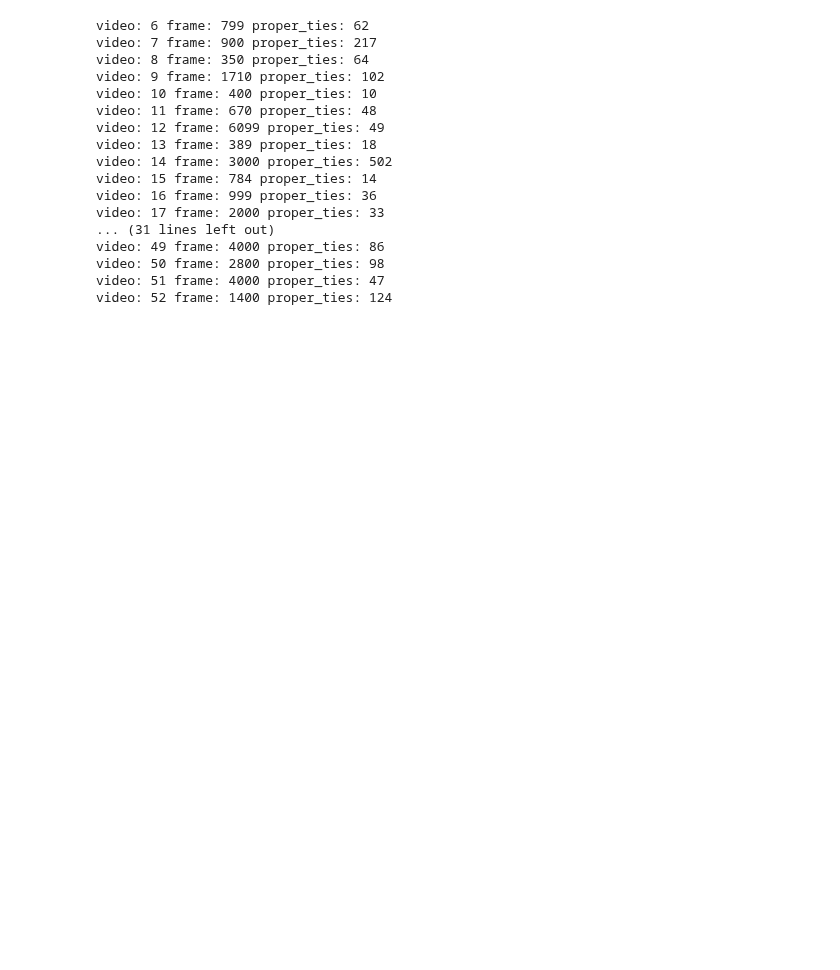
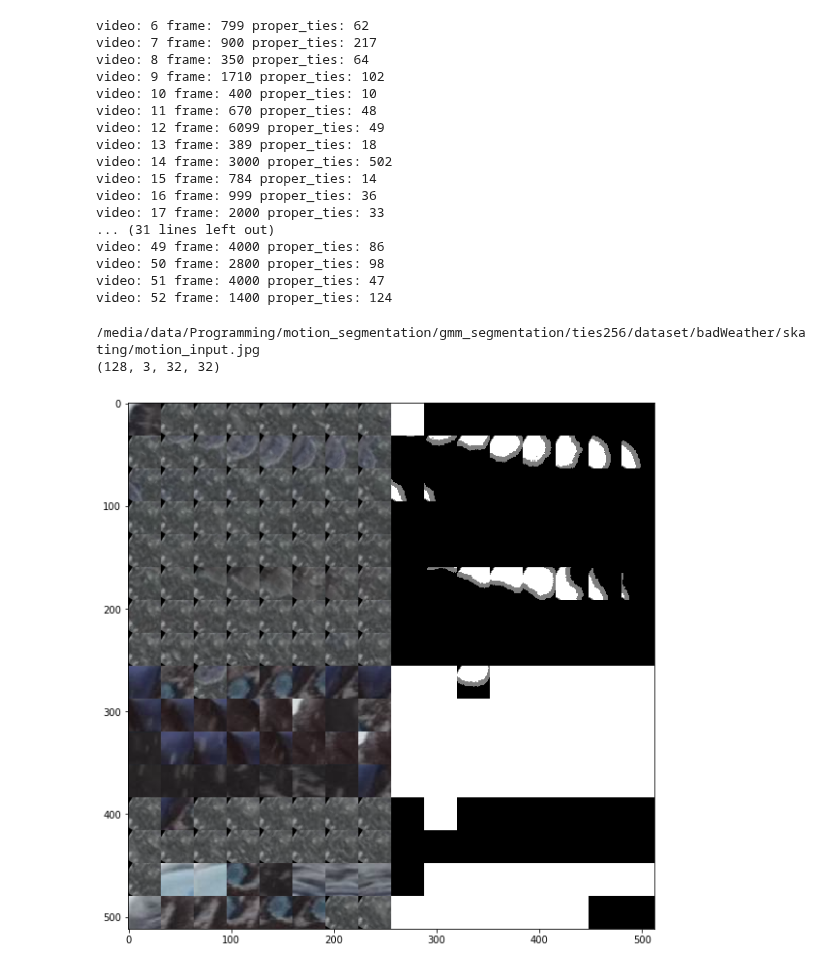
Before and after one commit to nvvaulin/gmm_segmentation, a Jupyter notebook: generate_dataset.ipynb, the cells around one changed output. Saved outputs shown, nothing was run; the diff lists cells and outputs as text; code cells hidden in the pictures; blank space fills up the shorter version.

```diff
--- a/generate_dataset.ipynb
+++ b/generate_dataset.ipynb
@@ -116,3 +116,23 @@ video: 49 frame: 4000 proper_ties: 86
 video: 50 frame: 2800 proper_ties: 98
 video: 51 frame: 4000 proper_ties: 47
 video: 52 frame: 1400 proper_ties: 124
+# %%
+gmm_loader = GMMDataLoader(TieLoader('/media/data/Programming/motion_segmentation/gmm_segmentation/ties256',
+                                    cols=16,rows=16,t_size=48),\
+                           [32,32],[32,32],128,min_r=0.4,max_r=0.5)
+# %%
+def data_generator(gmm_loader,batch_size = 1,
+                   tile_size = 32,
+                   epoch_size = 1):
+    iter = 0
+    for i in range(epoch_size):
+        yield gmm_loader.load_random()
+
+for x,y in data_generator(gmm_loader,1,epoch_size=1):
+    print x.shape
+    draw_sample(x,y,8,128//8)
+    break
+# %% [output]
+/media/data/Programming/motion_segmentation/gmm_segmentation/ties256/dataset/badWeather/skating/motion_input.jpg
+(128, 3, 32, 32)
+[figure, added]
```
Also changed, not shown: 3 other files.
